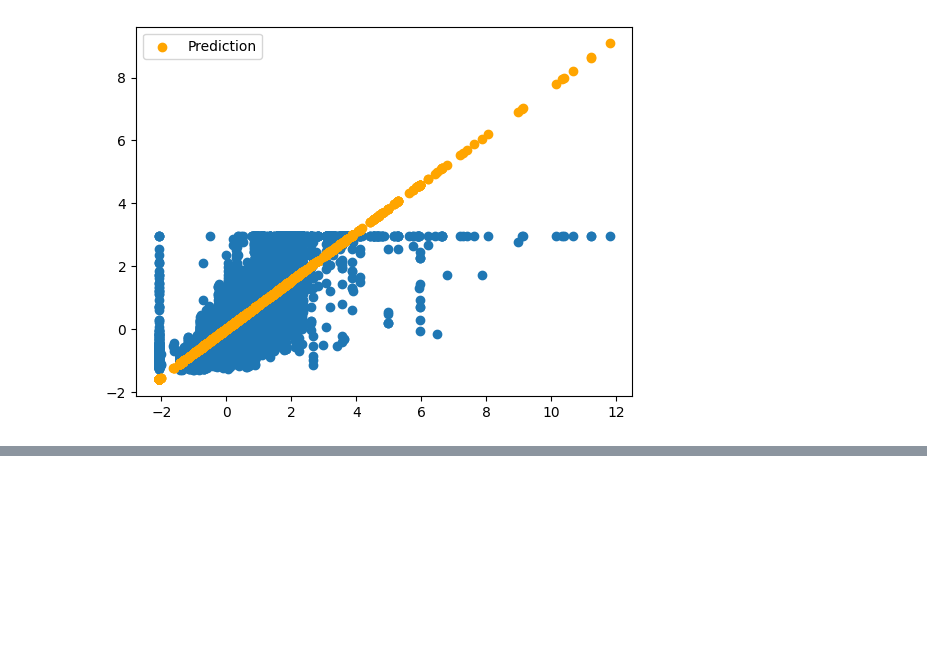
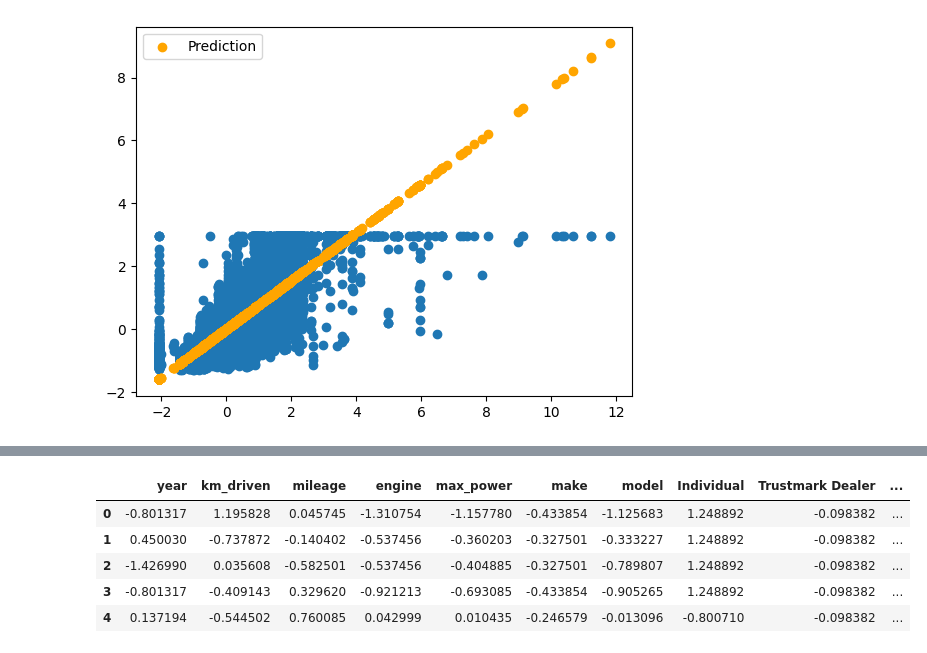
Before and after one commit to jdeepanshu/cars-EDA-ML, a Jupyter notebook: Cars_LinearRegression.ipynb, the cells around one changed output, grey strips where cells are left out. Cells and saved outputs as stored; diff of their text form; code cells hidden in the pictures; blank space fills up the shorter version.

```diff
--- a/Cars_LinearRegression.ipynb
+++ b/Cars_LinearRegression.ipynb
@@ -118,0 +201,2 @@ plt.show()
+# %%
+new_x=X
@@ -118,0 +225,11 @@ plt.show()
+# %%
+new_x2=new_x.drop(['age'], axis=1)
+# %%
+new_x2.head()
+# %% [output]
+|  | year | km_driven | mileage | engine | max_power | make | model | Individual | Trustmark Dealer | ... |
+| 0 | -0.801317 | 1.195828 | 0.045745 | -1.310754 | -1.157780 | -0.433854 | -1.125683 | 1.248892 | -0.098382 | ... |
+| 1 | 0.450030 | -0.737872 | -0.140402 | -0.537456 | -0.360203 | -0.327501 | -0.333227 | 1.248892 | -0.098382 | ... |
+| 2 | -1.426990 | 0.035608 | -0.582501 | -0.537456 | -0.404885 | -0.327501 | -0.789807 | 1.248892 | -0.098382 | ... |
+| 3 | -0.801317 | -0.409143 | 0.329620 | -0.921213 | -0.693085 | -0.433854 | -0.905265 | 1.248892 | -0.098382 | ... |
+| 4 | 0.137194 | -0.544502 | 0.760085 | 0.042999 | 0.010435 | -0.246579 | -0.013096 | -0.800710 | -0.098382 | ... |
```
Also changed, not shown: parts of 21 cells of this notebook.
